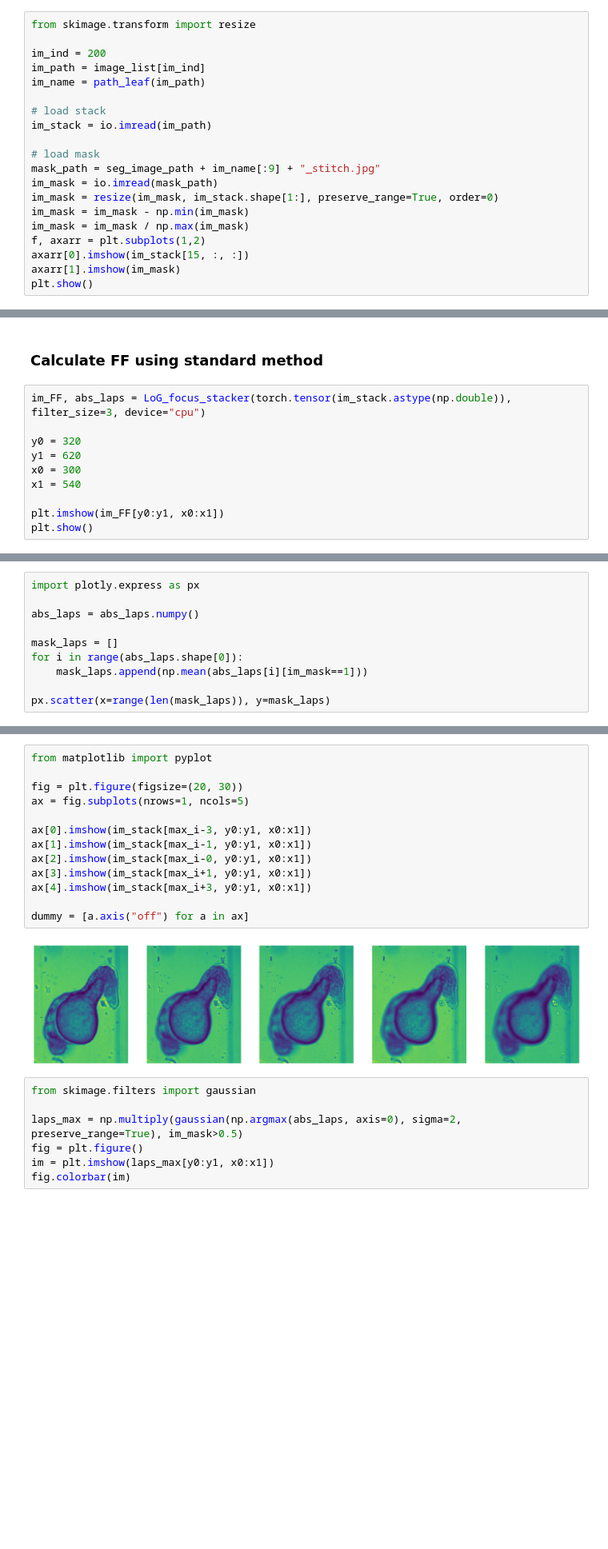
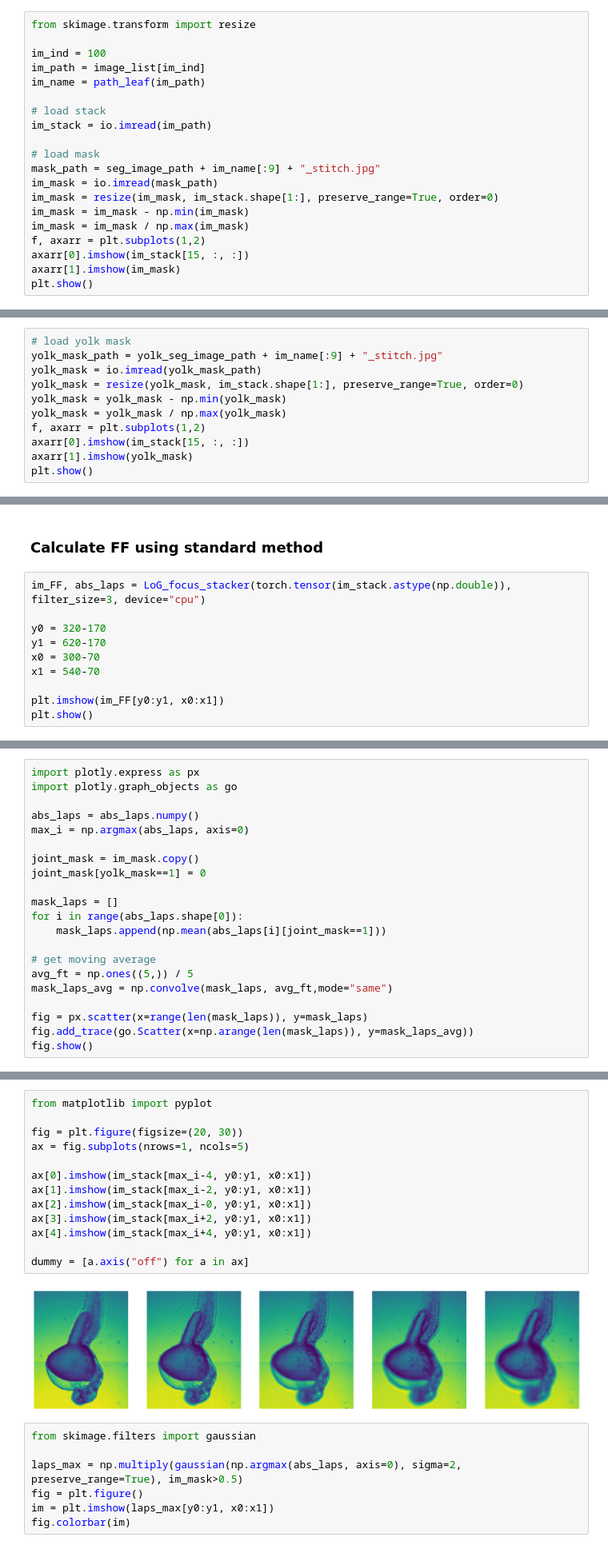
Before and after one commit to nlammers371/morphseq, a Jupyter notebook: jupyter/test_ff_alternatives_v2.ipynb, the cells around one changed output, grey strips where cells are left out. Shown at 80% size. Drawn from its saved outputs; the diff is of its cells as text; blank space fills up the shorter version.

```diff
--- a/jupyter/test_ff_alternatives_v2.ipynb
+++ b/jupyter/test_ff_alternatives_v2.ipynb
@@ -24,7 +26,7 @@ image_list = sorted(glob.glob(stacked_image_path + "*.tif"))
 # %%
 from skimage.transform import resize
 
-im_ind = 200
+im_ind = 100
 im_path = image_list[im_ind]
 im_name = path_leaf(im_path)
 
@@ -61,0 +48,11 @@ array([[0.18987342, 0.18987342, 0.18987342, ..., 0.18987342, 0.18987342,
+# %%
+# load yolk mask
+yolk_mask_path = yolk_seg_image_path + im_name[:9] + "_stitch.jpg"
+yolk_mask = io.imread(yolk_mask_path)
+yolk_mask = resize(yolk_mask, im_stack.shape[1:], preserve_range=True, order=0)
+yolk_mask = yolk_mask - np.min(yolk_mask)
+yolk_mask = yolk_mask / np.max(yolk_mask)
+f, axarr = plt.subplots(1,2)
+axarr[0].imshow(im_stack[15, :, :])
+axarr[1].imshow(yolk_mask)
+plt.show()
@@ -64,10 +67,10 @@ array([[0.18987342, 0.18987342, 0.18987342, ..., 0.18987342, 0.18987342,
 # %%
 im_FF, abs_laps = LoG_focus_stacker(torch.tensor(im_stack.astype(np.double)), filter_size=3, device="cpu")
 
-y0 = 320
-y1 = 620
-x0 = 300
-x1 = 540
+y0 = 320-170
+y1 = 620-170
+x0 = 300-70
+x1 = 540-70
 
 plt.imshow(im_FF[y0:y1, x0:x1])
 plt.show()
@@ -76,11 +79,22 @@ plt.show()
 # %%
 import plotly.express as px
+import plotly.graph_objects as go
 
 abs_laps = abs_laps.numpy()
+max_i = np.argmax(abs_laps, axis=0)
+
+joint_mask = im_mask.copy()
+joint_mask[yolk_mask==1] = 0
 
 mask_laps = []
 for i in range(abs_laps.shape[0]):
-    mask_laps.append(np.mean(abs_laps[i][im_mask==1]))
+    mask_laps.append(np.mean(abs_laps[i][joint_mask==1]))
 
-px.scatter(x=range(len(mask_laps)), y=mask_laps)
+# get moving average
+avg_ft = np.ones((5,)) / 5
+mask_laps_avg = np.convolve(mask_laps, avg_ft,mode="same")
+
+fig = px.scatter(x=range(len(mask_laps)), y=mask_laps)
+fig.add_trace(go.Scatter(x=np.arange(len(mask_laps)), y=mask_laps_avg))
+fig.show()
 # %% [output]
@@ -97,18 +120,18 @@ plt.show()
 # %%
 from matplotlib import pyplot
 
 fig = plt.figure(figsize=(20, 30))
 ax = fig.subplots(nrows=1, ncols=5)
 
-ax[0].imshow(im_stack[max_i-3, y0:y1, x0:x1])
-ax[1].imshow(im_stack[max_i-1, y0:y1, x0:x1])
+ax[0].imshow(im_stack[max_i-4, y0:y1, x0:x1])
+ax[1].imshow(im_stack[max_i-2, y0:y1, x0:x1])
 ax[2].imshow(im_stack[max_i-0, y0:y1, x0:x1])
-ax[3].imshow(im_stack[max_i+1, y0:y1, x0:x1])
-ax[4].imshow(im_stack[max_i+3, y0:y1, x0:x1])
+ax[3].imshow(im_stack[max_i+2, y0:y1, x0:x1])
+ax[4].imshow(im_stack[max_i+4, y0:y1, x0:x1])
 
 dummy = [a.axis("off") for a in ax]
 # %% [output]
-[figure, old version]
+[figure, new version]
 # %%
 from skimage.filters import gaussian
 
```
Also changed, not shown: parts of 10 cells of this notebook.
